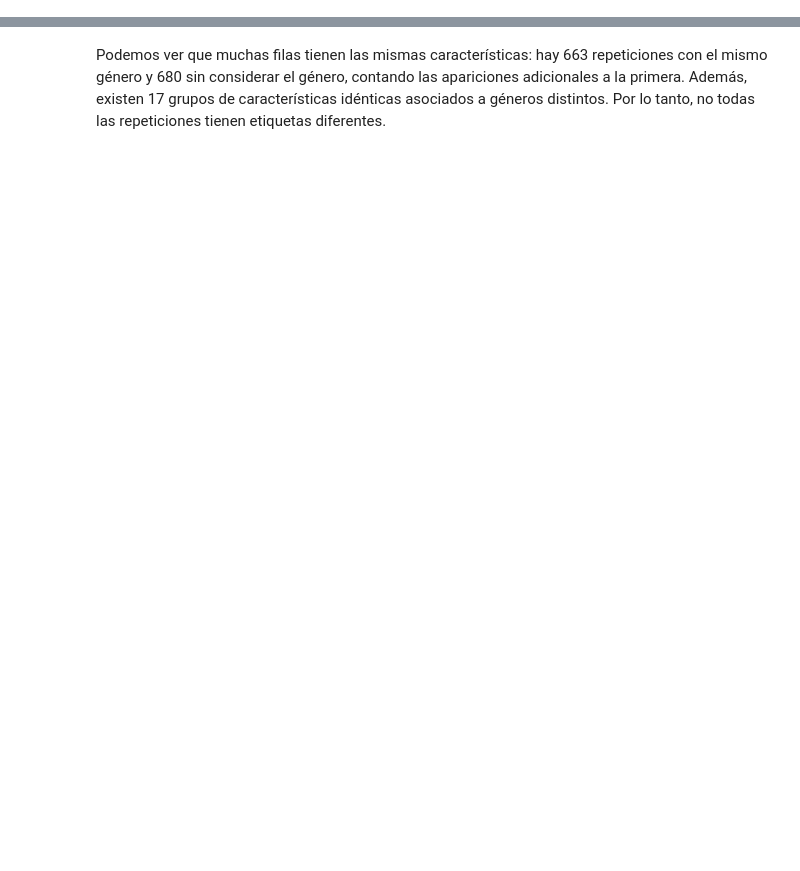
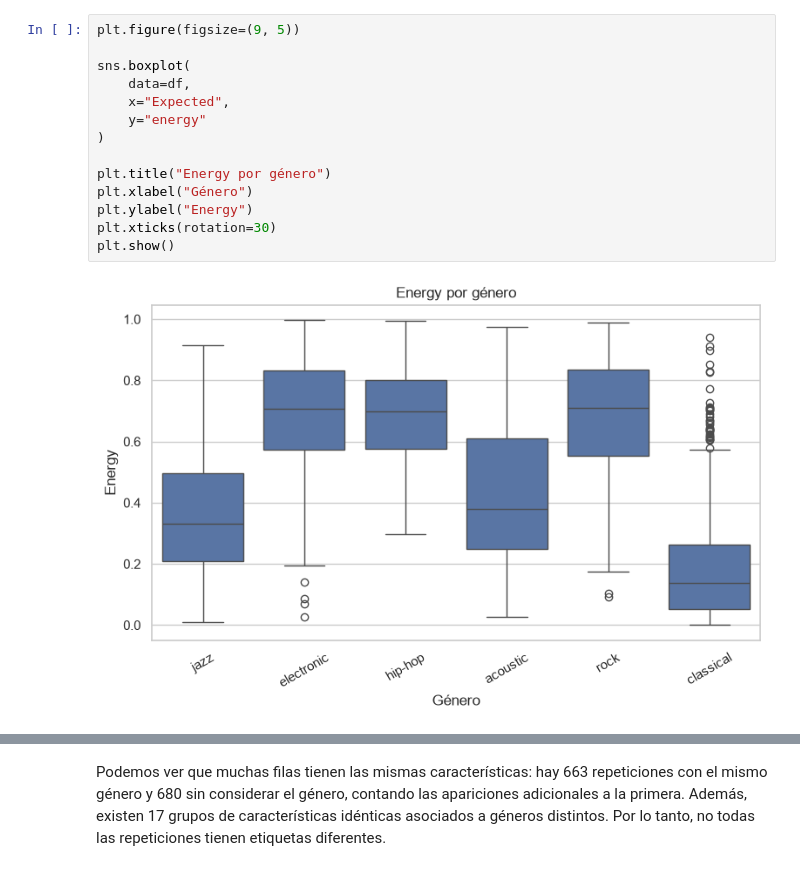
Before and after one commit to lourdesMV/TD6-TP2, a Jupyter notebook: spotify.ipynb, the cells around one changed output, grey strips where cells are left out. Saved outputs shown, nothing was run; the diff lists cells and outputs as text; blank space fills up the shorter version.

```diff
--- a/spotify.ipynb
+++ b/spotify.ipynb
@@ -132,0 +202,16 @@ Grupos con características iguales y géneros distintos: 17
+# %%
+plt.figure(figsize=(9, 5))
+
+sns.boxplot(
+    data=df,
+    x="Expected",
+    y="energy"
+)
+
+plt.title("Energy por género")
+plt.xlabel("Género")
+plt.ylabel("Energy")
+plt.xticks(rotation=30)
+plt.show()
+# %% [output]
+[figure, added]
```
Also changed, not shown: parts of 63 cells of this notebook.
